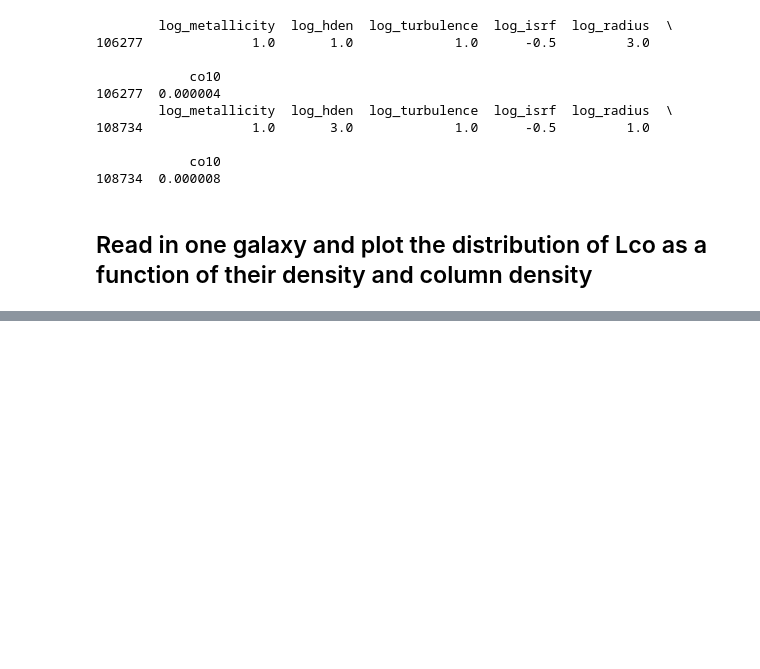
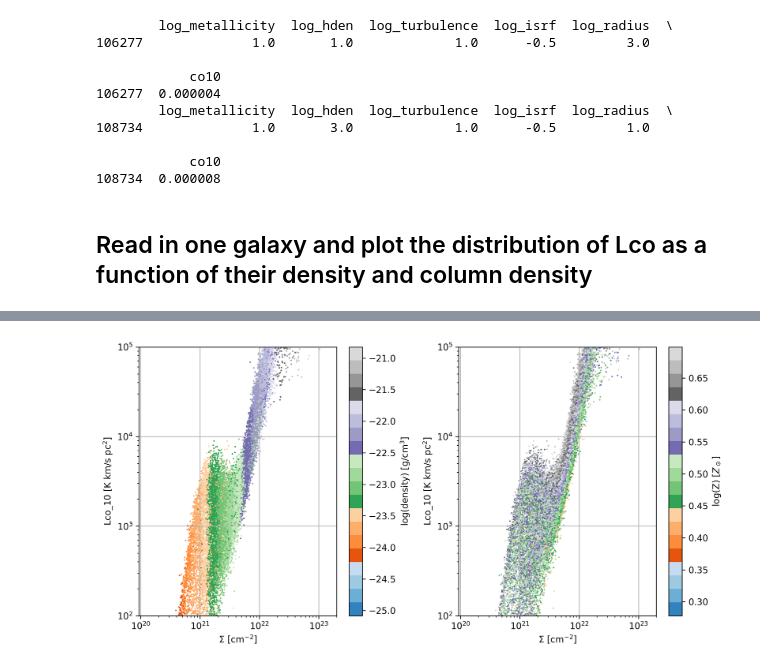
Before and after one commit to dtolgay/niagara_analyze_hden_metallicity_turbulence_isrf_radius, a Jupyter notebook: cloudy/columnDensity_or_depth_and_hden_determines_emissivity.ipynb, the cells around one changed output, grey strips where cells are left out. Saved outputs shown, nothing was run; the diff lists cells and outputs as text; code cells hidden in the pictures; blank space fills up the shorter version.

```diff
--- a/cloudy/columnDensity_or_depth_and_hden_determines_emissivity.ipynb
+++ b/cloudy/columnDensity_or_depth_and_hden_determines_emissivity.ipynb
@@ -293,0 +383,55 @@ plt.show()
+# %%
+
+fig, axs = plt.subplots(figsize=(10, 5), dpi=300, ncols=2, nrows=1)
+
+ax = axs[0]
+colorbar = np.log10(gas_data_filtered['density'])
+sc = ax.scatter(
+    gas_data_filtered['Nh'],
+    gas_data_filtered['L_co_10'],
+    s=0.5,
+    c=colorbar,
+    cmap='tab20c',
+)
+
+cbar = fig.colorbar(sc, ax=ax)
+cbar.set_label('log(density) [g/cm$^3$]')
+
+ax.set_xscale("log")
+ax.set_yscale("log")
+ax.set_xlabel(r"$\Sigma$ [cm$^{-2}$]")
+ax.set_ylabel("Lco_10 [K km/s pc$^2$]")
+
+ax.set_ylim(1e2, 1e5)
+ax.grid(True)
+
+##############################################################################################################################
+
+ax = axs[1]
+colorbar = np.log10(gas_data_filtered['metallicity'])
+sc = ax.scatter(
+    gas_data_filtered['Nh'],
+    gas_data_filtered['L_co_10'],
+    s=0.5,
+    c=colorbar,
+    cmap='tab20c',
+)
+
+cbar = fig.colorbar(sc, ax=ax)
+cbar.set_label('log(Z) [$Z_\odot$]')
+
+ax.set_xscale("log")
+ax.set_yscale("log")
+ax.set_xlabel(r"$\Sigma$ [cm$^{-2}$]")
+ax.set_ylabel("Lco_10 [K km/s pc$^2$]")
+
+ax.set_ylim(1e2, 1e5)
+ax.grid(True)
+
+##############################################################################################################################
+
+
+plt.tight_layout()
+plt.show()
+# %% [output]
+[figure, added]
```
Also changed, not shown: parts of 21 cells of this notebook, 55 other files.
